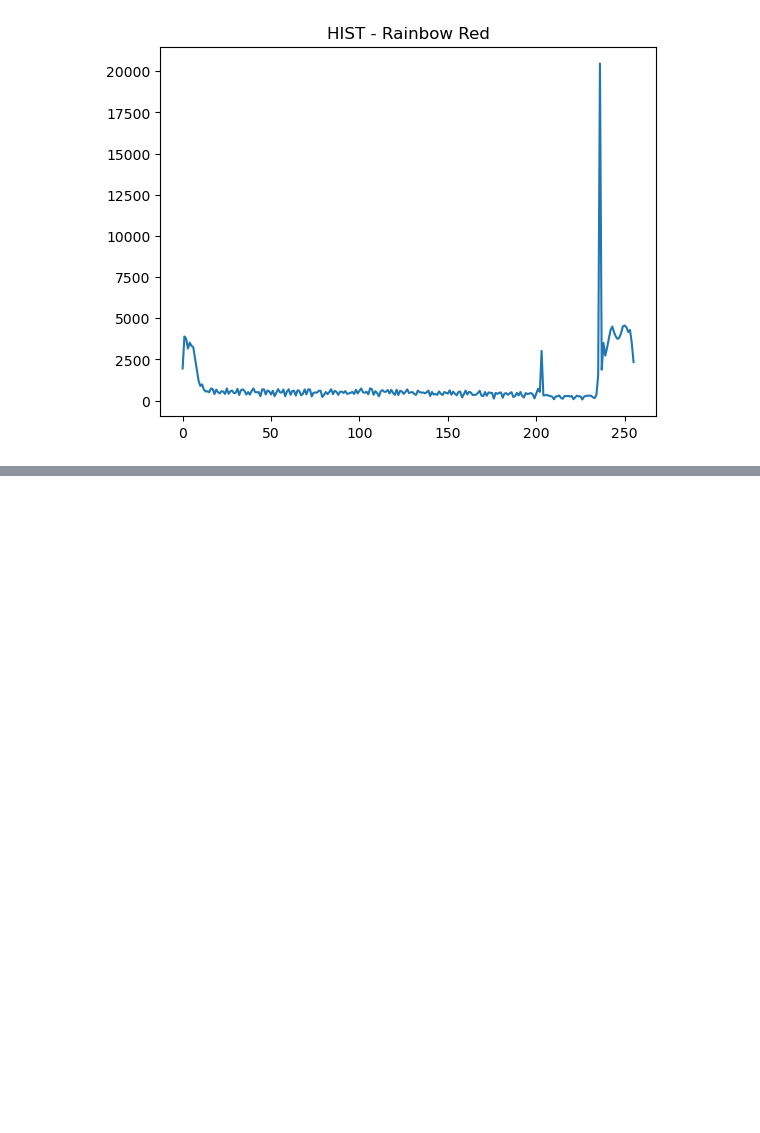
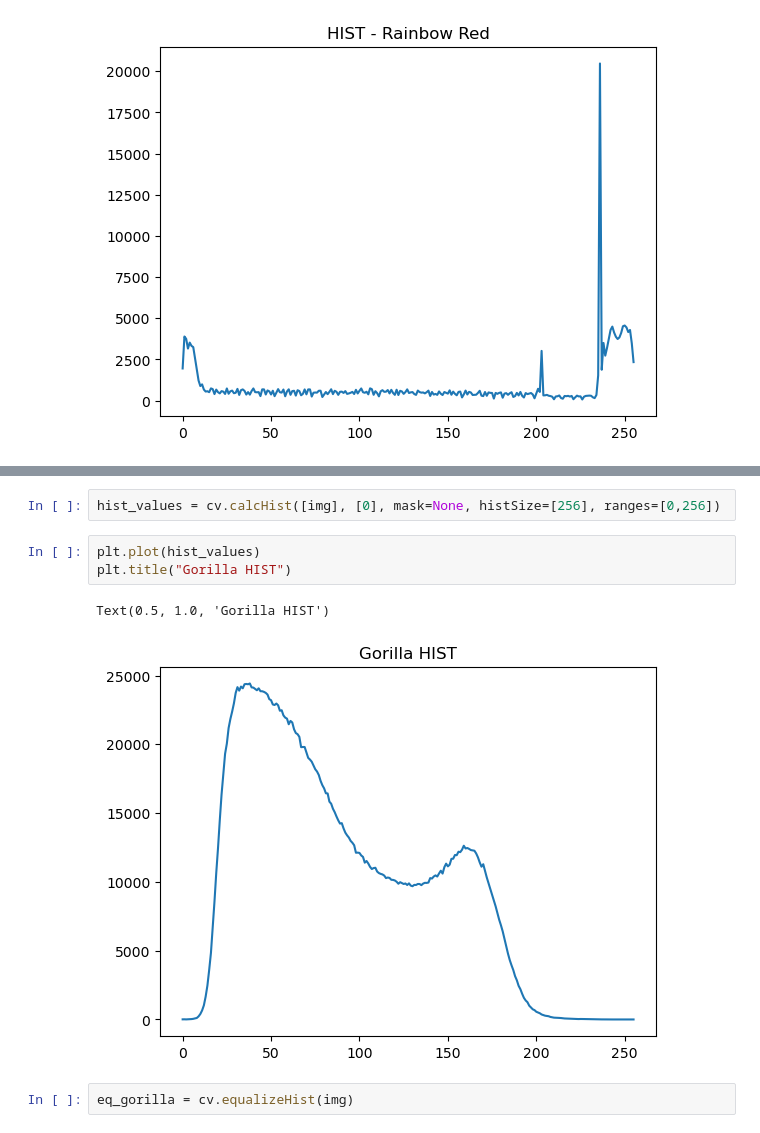
Before and after one commit to ezekielamitchell/ComputerVision, a Jupyter notebook: opencv-deep-learning-course/04-image-processing/histograms.ipynb, the cells around one changed output, grey strips where cells are left out. Cells and saved outputs as stored; diff of their text form; blank space fills up the shorter version.

```diff
--- a/opencv-deep-learning-course/04-image-processing/histograms.ipynb
+++ b/opencv-deep-learning-course/04-image-processing/histograms.ipynb
@@ -137,0 +150,10 @@ Text(0.5, 1.0, 'HIST - Rainbow Red')
+# %%
+hist_values = cv.calcHist([img], [0], mask=None, histSize=[256], ranges=[0,256])
+# %%
+plt.plot(hist_values)
+plt.title("Gorilla HIST")
+# %% [output]
+Text(0.5, 1.0, 'Gorilla HIST')
+[figure, added]
+# %%
+eq_gorilla = cv.equalizeHist(img)
```
Also changed, not shown: parts of 6 cells of this notebook, 1 other file.
